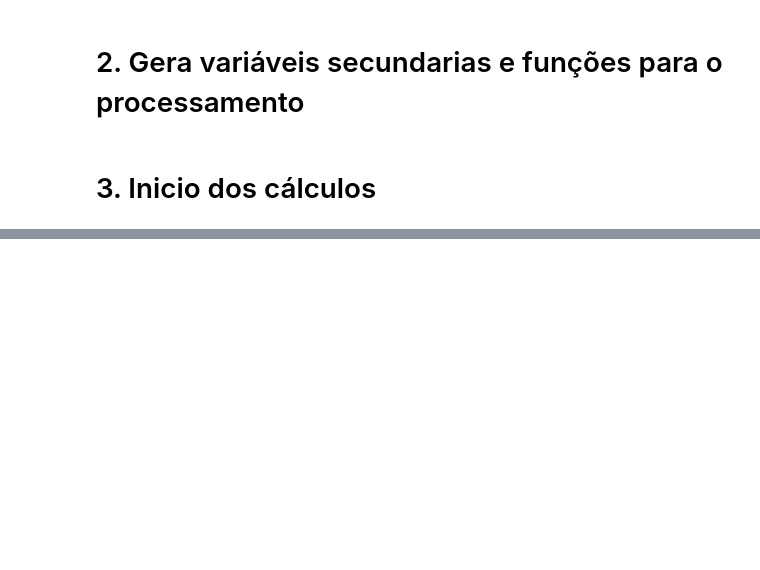
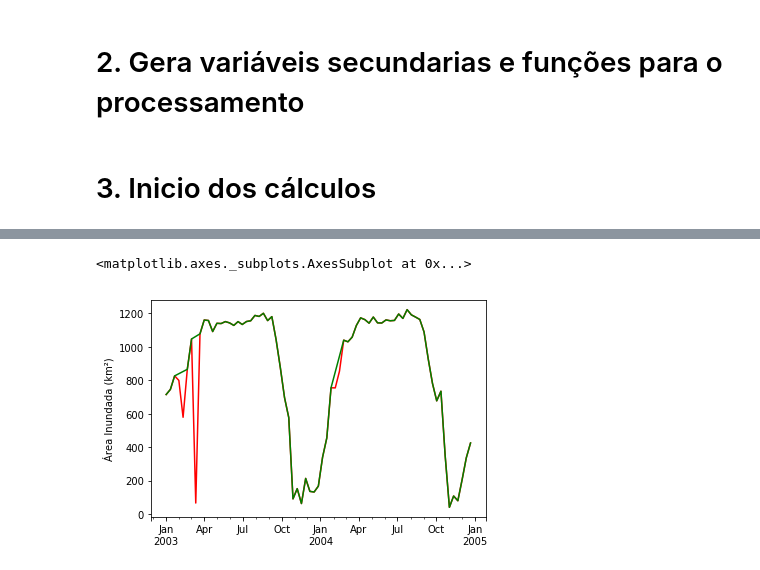
Before and after one commit to PhilipeRLeal/Serie-Temporal-de-Areas-Inundadas, a Jupyter notebook: Apresentação.ipynb, the cells around one changed output, grey strips where cells are left out. Drawn from its saved outputs; the diff is of its cells as text; code cells hidden in the pictures; blank space fills up the shorter version.

```diff
--- a/Apresentação.ipynb
+++ b/Apresentação.ipynb
@@ -82,0 +150,8 @@ for date in index:  # Controla a data inicial da composição
+# %%
+DataFil = Data[Data['Cobertura_Válida'] > 95] #  Filtra para periodos acima de 95% de pixels válidos
+ax1 = Data['Water_cover (km²)'].plot(color = 'red')
+plt.ylabel('Área Inundada (km²)')
+DataFil['Water_cover (km²)'].plot(ax = ax1, color = 'green')
+# %% [output]
+<matplotlib.axes._subplots.AxesSubplot at 0x...>
+[figure, added]
```
Also changed, not shown: parts of 15 cells of this notebook, 1 other file.
